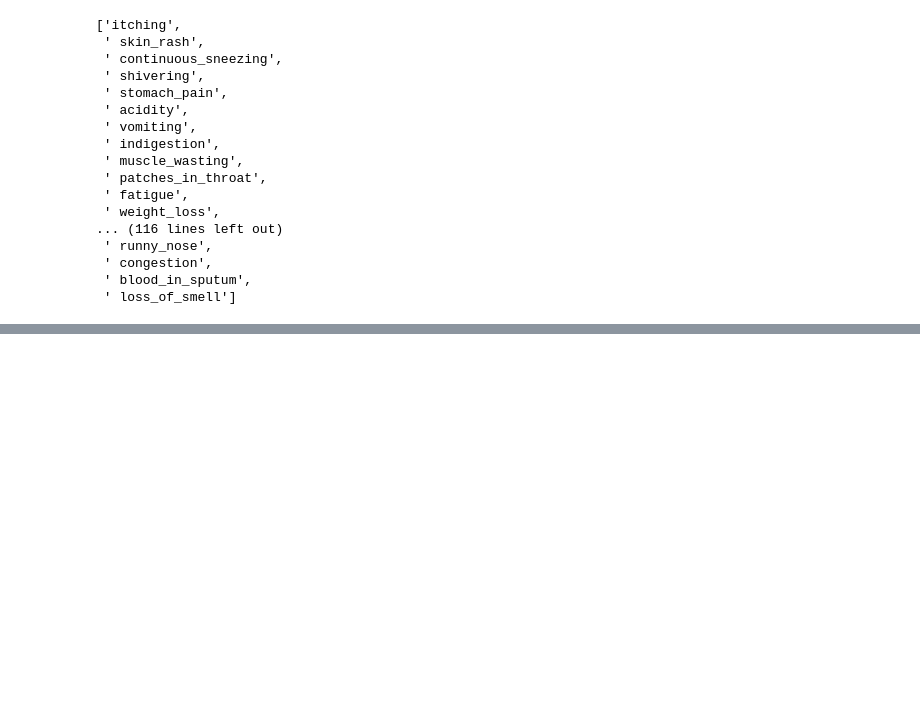
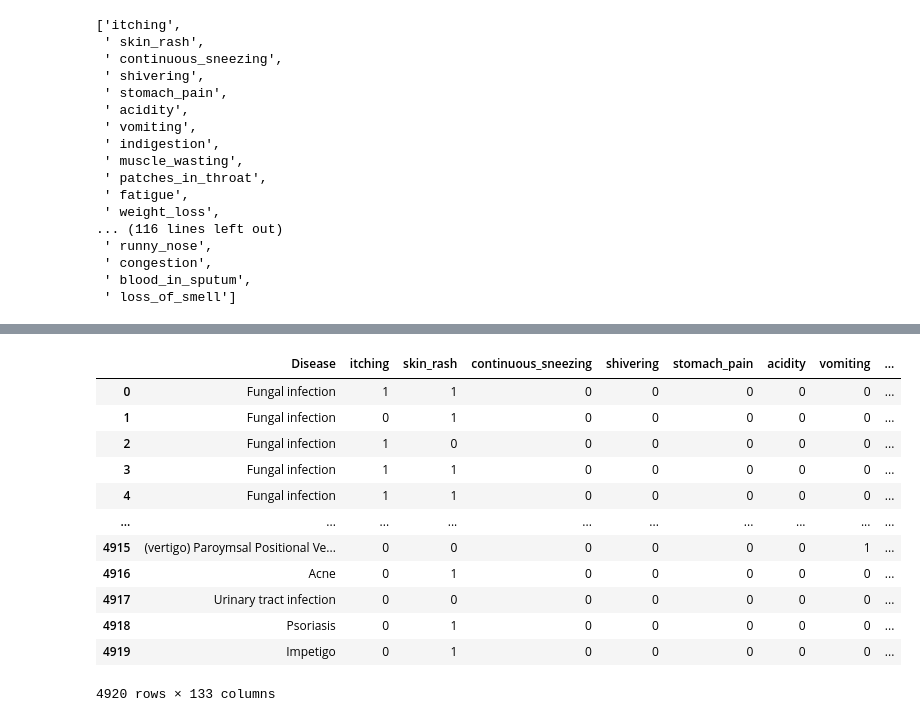
Before and after one commit to nihcas2015/Disease_Predictor, a Jupyter notebook: dataset.ipynb, the cells around one changed output, grey strips where cells are left out. Drawn from its saved outputs; the diff is of its cells as text; code cells hidden in the pictures; blank space fills up the shorter version.

```diff
--- a/dataset.ipynb
+++ b/dataset.ipynb
@@ -53,0 +79,34 @@ NameError: name 'dflog' is not defined
+# %%
+# Create a list to track diseases to drop
+diseases_to_drop = []
+
+# Iterate through unique diseases
+for disease in df['Disease'].unique():
+    # Filter rows for this disease
+    disease_rows = df[df['Disease'] == disease]
+
+    # Count features that are 1 for this disease
+    feature_count = (disease_rows.iloc[:, 1:] == 1).sum(axis=1).mean()
+
+    # If fewer than 2 features, mark for removal
+    if feature_count < 2:
+        diseases_to_drop.append(disease)
+
+# Drop rows with those diseases
+if diseases_to_drop:
+    df = df[~df['Disease'].isin(diseases_to_drop)]
+df
+# %% [output]
+|  | Disease | itching | skin_rash | continuous_sneezing | shivering | stomach_pain | acidity | vomiting | ... |
+| 0 | Fungal infection | 1 | 1 | 0 | 0 | 0 | 0 | 0 | ... |
+| 1 | Fungal infection | 0 | 1 | 0 | 0 | 0 | 0 | 0 | ... |
+| 2 | Fungal infection | 1 | 0 | 0 | 0 | 0 | 0 | 0 | ... |
+| 3 | Fungal infection | 1 | 1 | 0 | 0 | 0 | 0 | 0 | ... |
+| 4 | Fungal infection | 1 | 1 | 0 | 0 | 0 | 0 | 0 | ... |
+| ... | ... | ... | ... | ... | ... | ... | ... | ... | ... |
+| 4915 | (vertigo) Paroymsal Positional Ve... | 0 | 0 | 0 | 0 | 0 | 0 | 1 | ... |
+| 4916 | Acne | 0 | 1 | 0 | 0 | 0 | 0 | 0 | ... |
+| 4917 | Urinary tract infection | 0 | 0 | 0 | 0 | 0 | 0 | 0 | ... |
+| 4918 | Psoriasis | 0 | 1 | 0 | 0 | 0 | 0 | 0 | ... |
+| 4919 | Impetigo | 0 | 1 | 0 | 0 | 0 | 0 | 0 | ... |
+4920 rows × 133 columns
```
Also changed, not shown: parts of 2 cells of this notebook.
